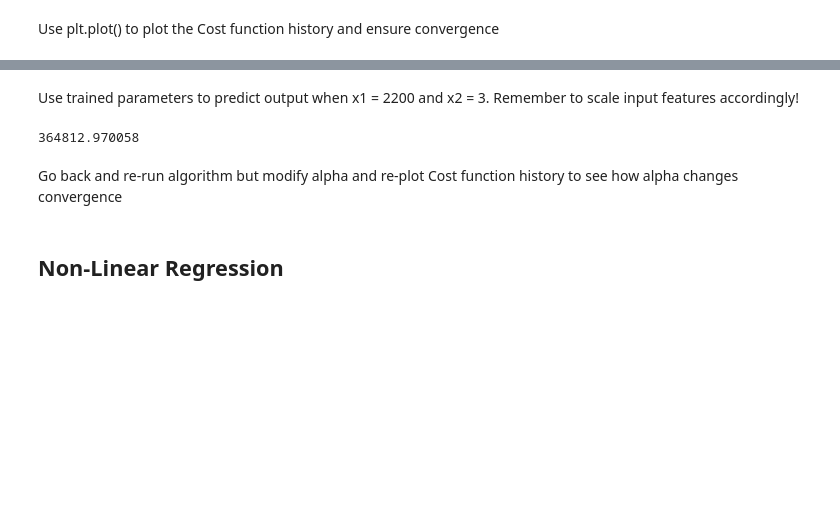
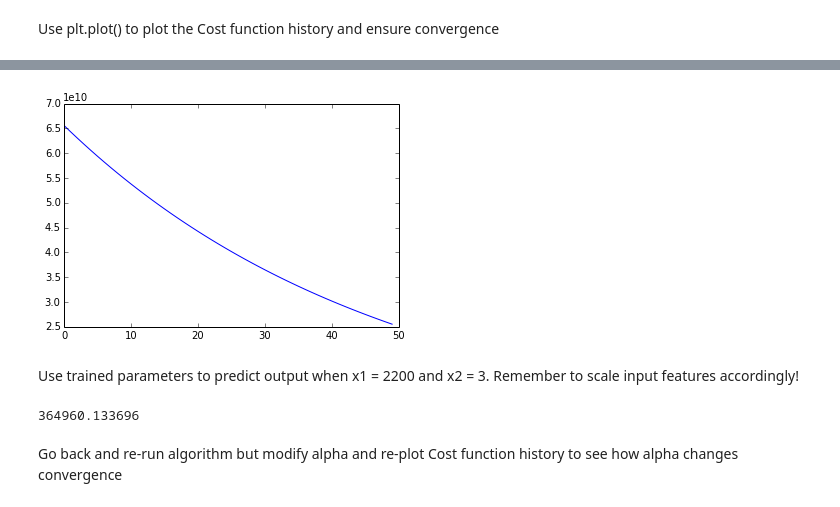
Before and after one commit to clibbon/training, a Jupyter notebook: Machine Learning/Exercises/Linear Regression with Multiple Features.ipynb, the cells around one changed output, grey strips where cells are left out. Saved outputs shown, nothing was run; the diff lists cells and outputs as text; code cells hidden in the pictures; blank space fills up the shorter version.

```diff
--- a/Machine Learning/Exercises/Linear Regression with Multiple Features.ipynb
+++ b/Machine Learning/Exercises/Linear Regression with Multiple Features.ipynb
@@ -77,14 +87,14 @@ $$g_j = \frac{1}{m} \sum_{i=1}^m (y_{pred}^i - y_{obs}^i).x^i_j$$
 Which takes both predicted and observed values, and a feature vector (x).
 # %%
 def g(y_obs,y_pred,x):
-    g = #TYPE HERE#
+    g = 1./len(y_obs) * sum((y_pred - y_obs) * x)
     return g
 # %% [markdown]
 Define cost function:
 $$C = \frac{1}{2m} \sum_{i=1}^m (y_{obs}^i - y_{pred}^i)^2$$
 # %%
 def CostFunction(y_obs,y_pred):
-    cost = #TYPE HERE#
+    cost = 1./(2*len(y_obs)) * sum((y_obs - y_pred) ** 2)
     return cost
 # %% [markdown]
 Finish gradient descent algorithm where:
@@ -92,7 +102,10 @@ $$\theta_j := \theta_j - \alpha g_j$$
 remembering that
 $$x_0^i = 1 \quad \text{for all } i$$
 # %%
+# def LinFunc(x1, x2, theta_0, theta_1, theta_2):
+
 def GradDescent(theta_0,theta_1,theta_2,alpha,num_iters):
+    converged = False
 
     #C_history records values for plotting
     C_history = []
@@ -102,12 +115,12 @@ def GradDescent(theta_0,theta_1,theta_2,alpha,num_iters):
 
     for i in np.arange(num_iters):
         #Calculate prediction for parameter values
-        df.Ypredicted = #TYPE HERE#
+        df.Ypredicted = LinFunc(df.X1, df.X2, theta_0, theta_1, theta_2)
 
         #Update parameters
-        theta_0 = #TYPE HERE#
-        theta_1 = #TYPE HERE#
-        theta_2 = #TYPE HERE#
+        theta_0 -= alpha * g(df.Y, df.Ypredicted, 1.);
+        theta_1 -= alpha * g(df.Y, df.Ypredicted, df.X1);
+        theta_2 -= alpha * g(df.Y, df.Ypredicted, df.X2);
 
         C_history.append([CostFunction(df.Y,df.Ypredicted)])
 
@@ -117,10 +130,10 @@ def GradDescent(theta_0,theta_1,theta_2,alpha,num_iters):
 # %% [markdown]
 Set initial guess for all three parameters and alpha value, then run Gradient Descent algorithm
 # %%
-theta_0_guess = #TYPE HERE#
-theta_1_guess = #TYPE HERE#
-theta_2_guess = #TYPE HERE#
-alpha = 0.1
+theta_0_guess = 1;
+theta_1_guess = 1;
+theta_2_guess = 1;
+alpha = 0.01
 num_iters = 50
 
 theta_0, theta_1, theta_2, C_history = GradDescent(theta_0_guess,theta_1_guess,theta_2_guess,alpha,num_iters)
@@ -136,15 +144,18 @@ Use plt.plot() to plot the Cost function history and ensure convergence
+# %%
+plt.plot(C_history);
+# %% [output]
+[figure, added]
 # %% [markdown]
 Use trained parameters to predict output when x1 = 2200 and x2 = 3.
 Remember to scale input features accordingly!
-# %%
-x1_test = #TYPE HERE#
-x2_test = #TYPE HERE#
-
-Ypred = LinFunc(#TYPE HERE#)
-print Ypred
-# %% [output]
-364812.970058
+# %%
+x1_test = 2200
+x2_test = 3
+## def LinFunc(x1, x2, theta_0, theta_1, theta_2):
+
+Ypred = LinFunc((x1_test - X1_mean)/X1_std, (x2_test - X2_mean)/X2_std, theta_0, theta_1, theta_2)
+print Ypred
+# %% [output]
+364960.133696
 # %% [markdown]
 Go back and re-run algorithm but modify alpha and re-plot Cost function history to see how alpha changes convergence
-# %% [markdown]
-## Non-Linear Regression
```
Also changed, not shown: parts of 35 cells of this notebook.
